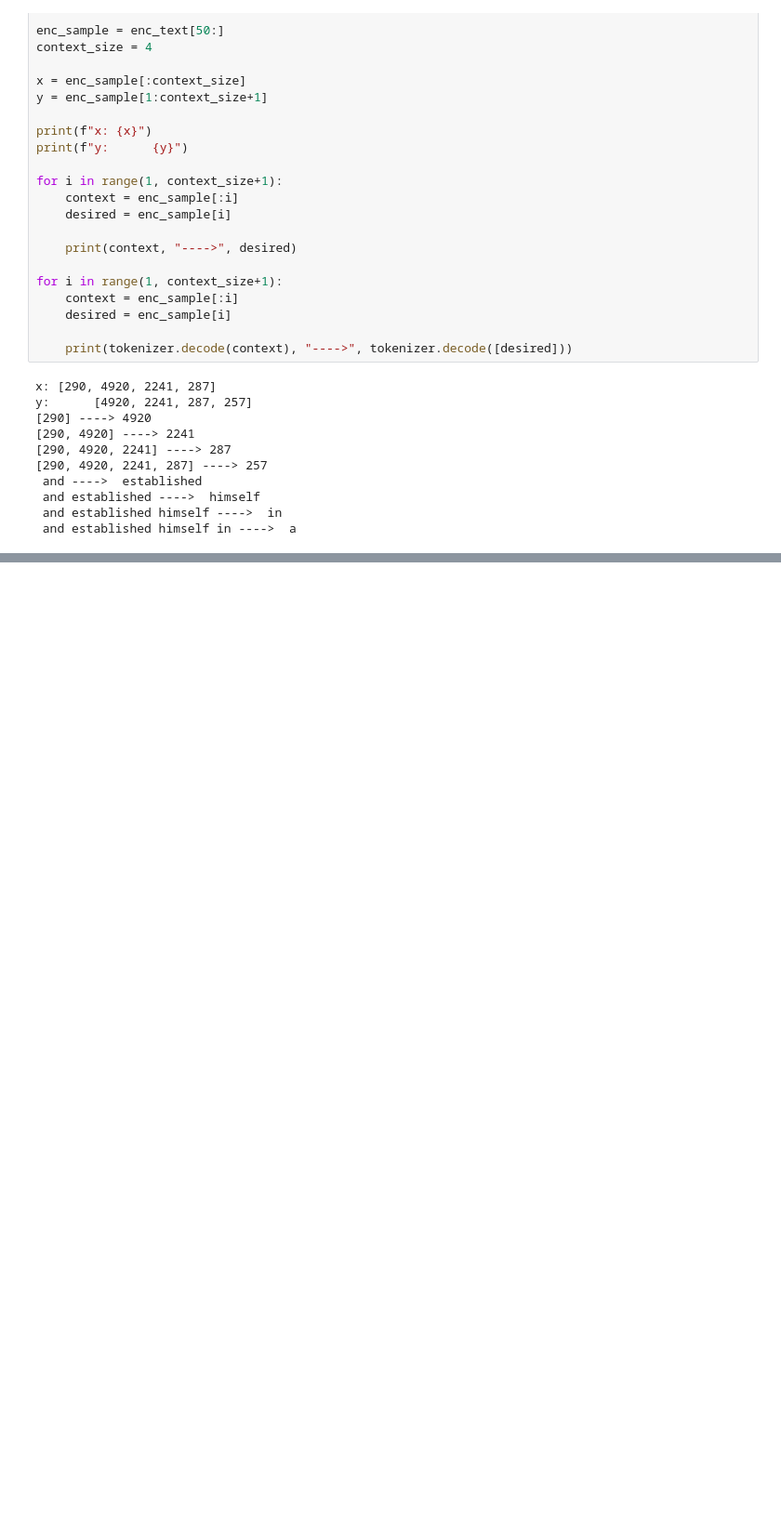
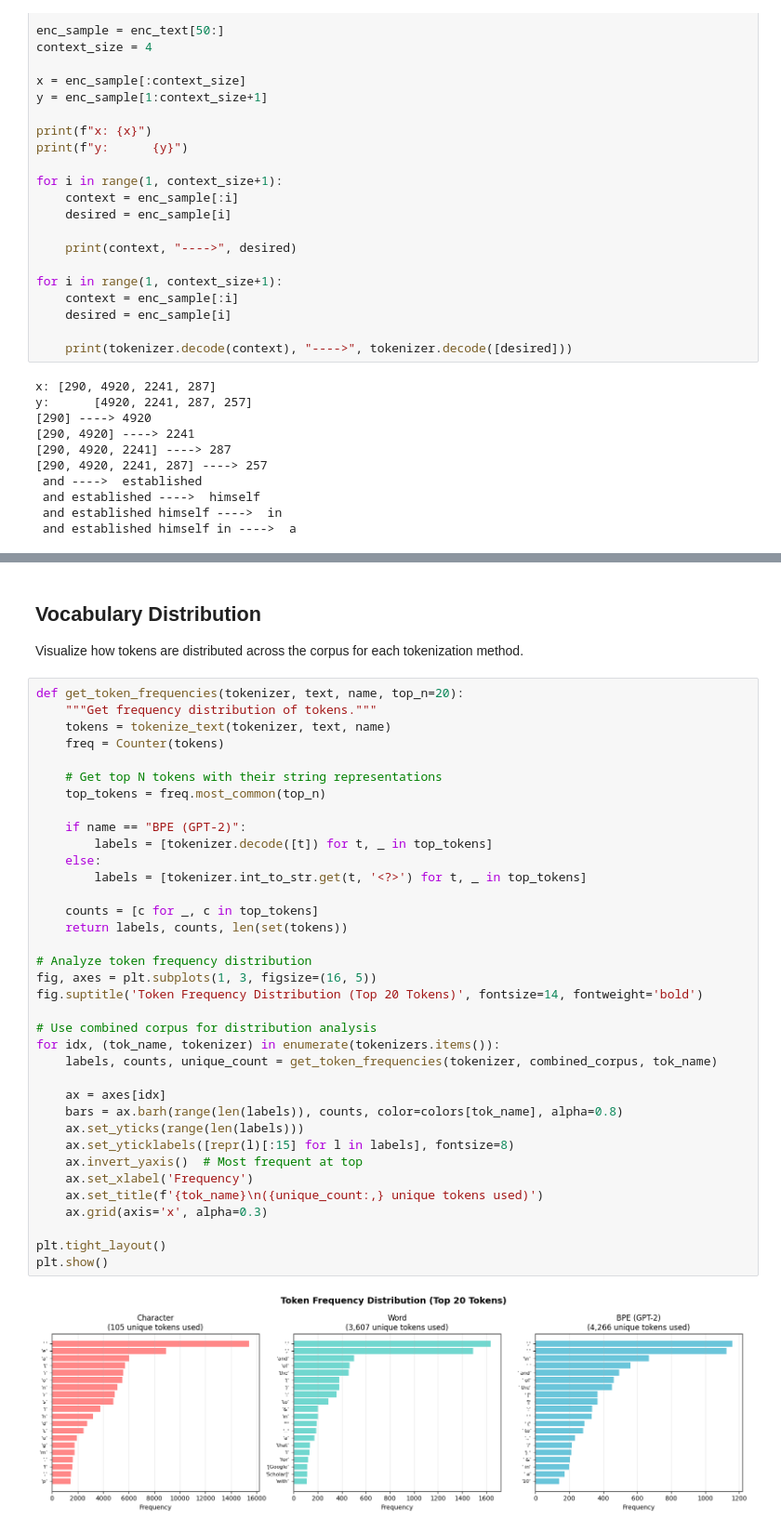
Before and after one commit to Ethan-Howlett/llm-from-scratch, a Jupyter notebook: analysis.ipynb, the cells around one changed output, grey strips where cells are left out. Shown at 93% size. Cells and saved outputs as stored; diff of their text form; blank space fills up the shorter version.

```diff
--- a/analysis.ipynb
+++ b/analysis.ipynb
@@ -79,0 +447,42 @@ y:      [4920, 2241, 287, 257]
+# %% [markdown]
+## Vocabulary Distribution
+
+Visualize how tokens are distributed across the corpus for each tokenization method.
+# %%
+def get_token_frequencies(tokenizer, text, name, top_n=20):
+    """Get frequency distribution of tokens."""
+    tokens = tokenize_text(tokenizer, text, name)
+    freq = Counter(tokens)
+
+    # Get top N tokens with their string representations
+    top_tokens = freq.most_common(top_n)
+
+    if name == "BPE (GPT-2)":
+        labels = [tokenizer.decode([t]) for t, _ in top_tokens]
+    else:
+        labels = [tokenizer.int_to_str.get(t, '<?>') for t, _ in top_tokens]
+
+    counts = [c for _, c in top_tokens]
+    return labels, counts, len(set(tokens))
+
+# Analyze token frequency distribution
+fig, axes = plt.subplots(1, 3, figsize=(16, 5))
+fig.suptitle('Token Frequency Distribution (Top 20 Tokens)', fontsize=14, fontweight='bold')
+
+# Use combined corpus for distribution analysis
+for idx, (tok_name, tokenizer) in enumerate(tokenizers.items()):
+    labels, counts, unique_count = get_token_frequencies(tokenizer, combined_corpus, tok_name)
+
+    ax = axes[idx]
+    bars = ax.barh(range(len(labels)), counts, color=colors[tok_name], alpha=0.8)
+    ax.set_yticks(range(len(labels)))
+    ax.set_yticklabels([repr(l)[:15] for l in labels], fontsize=8)
+    ax.invert_yaxis()  # Most frequent at top
+    ax.set_xlabel('Frequency')
+    ax.set_title(f'{tok_name}\n({unique_count:,} unique tokens used)')
+    ax.grid(axis='x', alpha=0.3)
+
+plt.tight_layout()
+plt.show()
+# %% [output]
+[figure, added]
```
Also changed, not shown: parts of 40 cells of this notebook, 7 other files.
